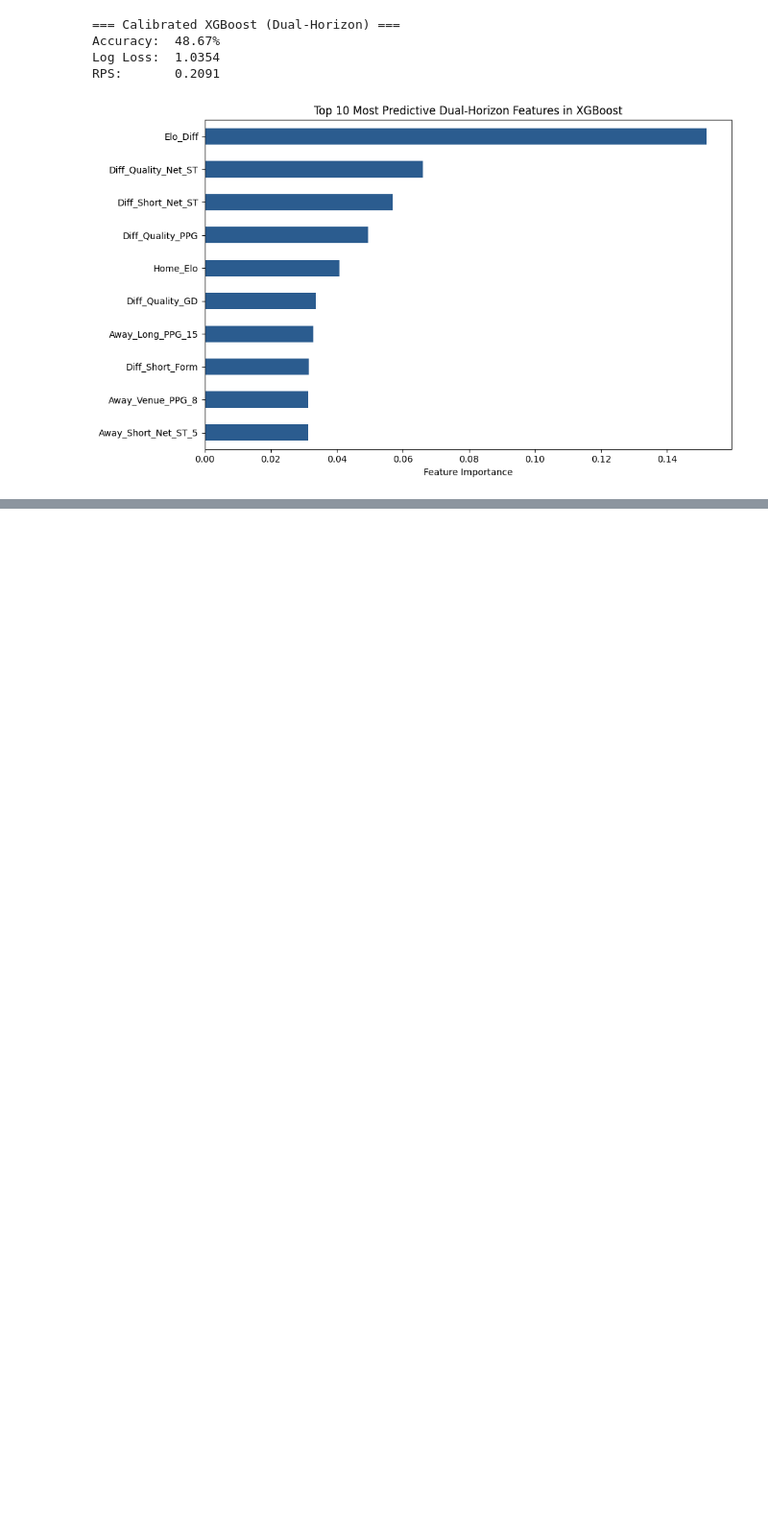
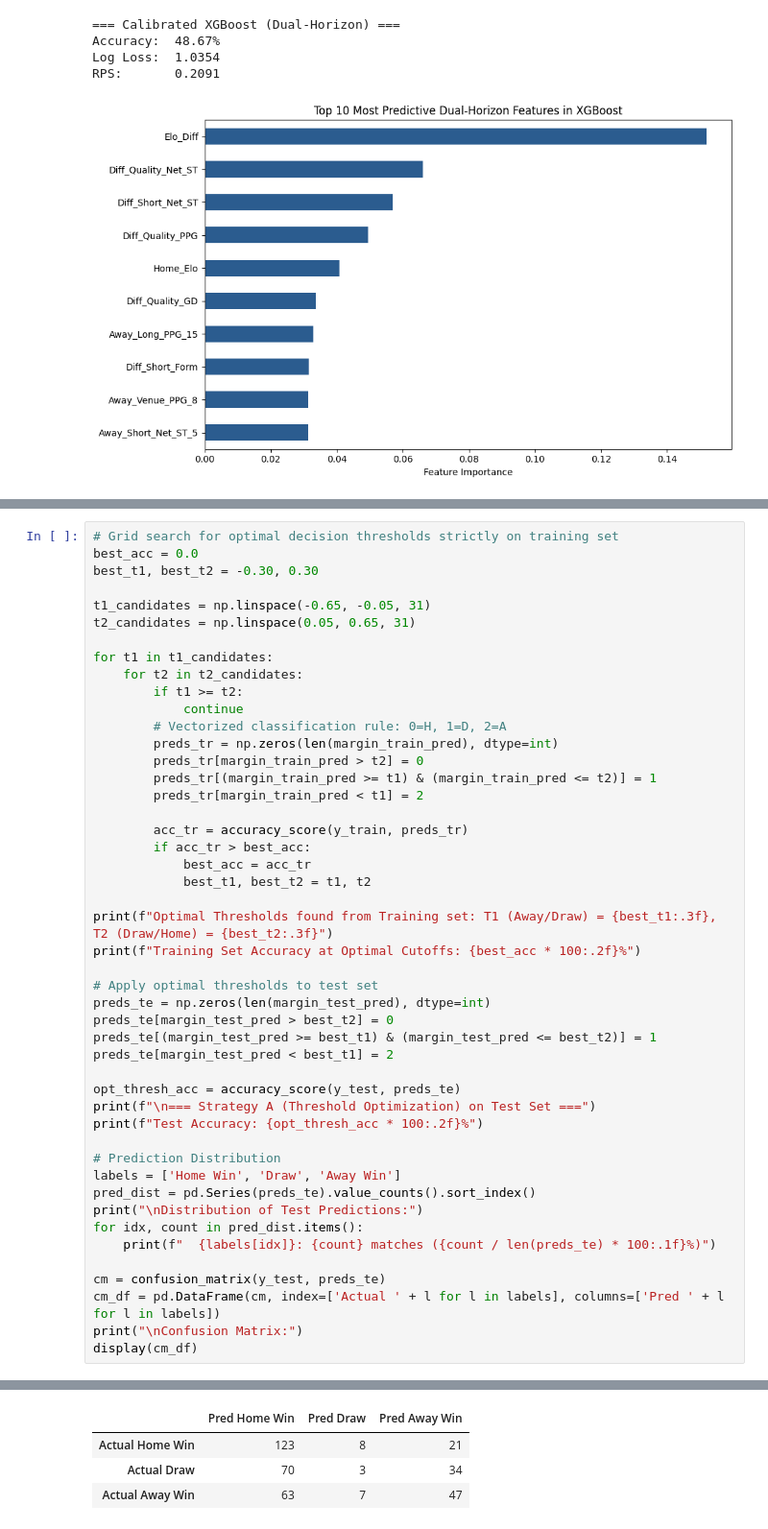
Before and after one commit to VidishBajpai/PL-Match-Prediction-, a Jupyter notebook: 02_Model_Training_and_Evaluation.ipynb, the cells around one changed output, grey strips where cells are left out. Shown at 96% size. Cells and saved outputs as stored; diff of their text form; blank space fills up the shorter version.

```diff
--- a/02_Model_Training_and_Evaluation.ipynb
+++ b/02_Model_Training_and_Evaluation.ipynb
@@ -222,0 +284,48 @@ $$P_{\text{Master}} = 0.55 \times P_{\text{DixonColes}} + 0.45 \times P_{\text{X
+# %%
+# Grid search for optimal decision thresholds strictly on training set
+best_acc = 0.0
+best_t1, best_t2 = -0.30, 0.30
+
+t1_candidates = np.linspace(-0.65, -0.05, 31)
+t2_candidates = np.linspace(0.05, 0.65, 31)
+
+for t1 in t1_candidates:
+    for t2 in t2_candidates:
+        if t1 >= t2:
+            continue
+        # Vectorized classification rule: 0=H, 1=D, 2=A
+        preds_tr = np.zeros(len(margin_train_pred), dtype=int)
+        preds_tr[margin_train_pred > t2] = 0
+        preds_tr[(margin_train_pred >= t1) & (margin_train_pred <= t2)] = 1
+        preds_tr[margin_train_pred < t1] = 2
+
+        acc_tr = accuracy_score(y_train, preds_tr)
+        if acc_tr > best_acc:
+            best_acc = acc_tr
+            best_t1, best_t2 = t1, t2
+
+print(f"Optimal Thresholds found from Training set: T1 (Away/Draw) = {best_t1:.3f}, T2 (Draw/Home) = {best_t2:.3f}")
+print(f"Training Set Accuracy at Optimal Cutoffs: {best_acc * 100:.2f}%")
+
+# Apply optimal thresholds to test set
+preds_te = np.zeros(len(margin_test_pred), dtype=int)
+preds_te[margin_test_pred > best_t2] = 0
+preds_te[(margin_test_pred >= best_t1) & (margin_test_pred <= best_t2)] = 1
+preds_te[margin_test_pred < best_t1] = 2
+
+opt_thresh_acc = accuracy_score(y_test, preds_te)
+print(f"\n=== Strategy A (Threshold Optimization) on Test Set ===")
+print(f"Test Accuracy: {opt_thresh_acc * 100:.2f}%")
+
+# Prediction Distribution
+labels = ['Home Win', 'Draw', 'Away Win']
+pred_dist = pd.Series(preds_te).value_counts().sort_index()
+print("\nDistribution of Test Predictions:")
+for idx, count in pred_dist.items():
+    print(f"  {labels[idx]}: {count} matches ({count / len(preds_te) * 100:.1f}%)")
+
+cm = confusion_matrix(y_test, preds_te)
+cm_df = pd.DataFrame(cm, index=['Actual ' + l for l in labels], columns=['Pred ' + l for l in labels])
+print("\nConfusion Matrix:")
+display(cm_df)
+# %% [output]
@@ -222,0 +344,4 @@ $$P_{\text{Master}} = 0.55 \times P_{\text{DixonColes}} + 0.45 \times P_{\text{X
+|  | Pred Home Win | Pred Draw | Pred Away Win |
+| Actual Home Win | 123 | 8 | 21 |
+| Actual Draw | 70 | 3 | 34 |
+| Actual Away Win | 63 | 7 | 47 |
```
Also changed, not shown: parts of 11 cells of this notebook, 3 other files.
